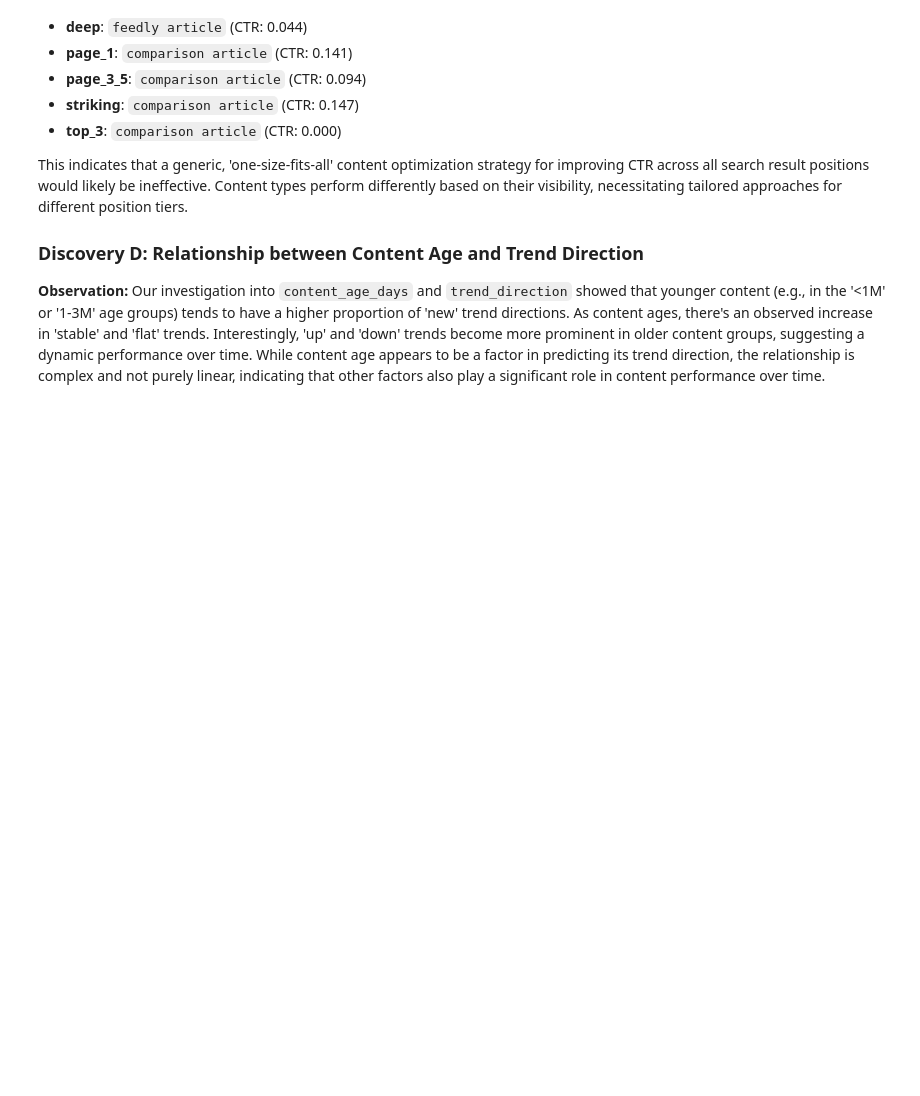
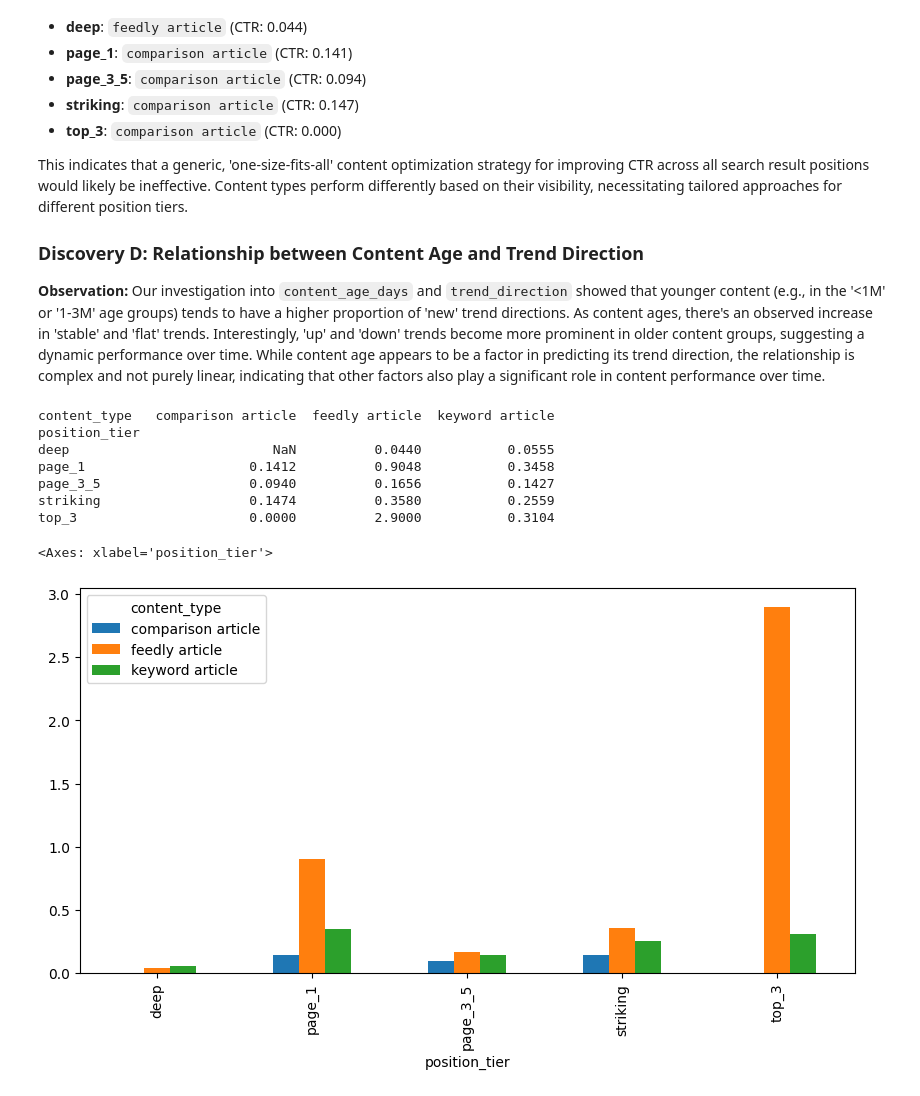
Before and after one commit to boluwatifeo123/flyrank-ml-internship-starter, a Jupyter notebook: notebooks/01_first_look_and_discovery.ipynb, the cells around one changed output. Saved outputs shown, nothing was run; the diff lists cells and outputs as text; code cells hidden in the pictures; blank space fills up the shorter version.

```diff
--- a/notebooks/01_first_look_and_discovery.ipynb
+++ b/notebooks/01_first_look_and_discovery.ipynb
@@ -252,3 +252,22 @@ This indicates that a generic, 'one-size-fits-all' content optimization strategy
 ### Discovery D: Relationship between Content Age and Trend Direction
 
 **Observation:** Our investigation into `content_age_days` and `trend_direction` showed that younger content (e.g., in the '<1M' or '1-3M' age groups) tends to have a higher proportion of 'new' trend directions. As content ages, there's an observed increase in 'stable' and 'flat' trends. Interestingly, 'up' and 'down' trends become more prominent in older content groups, suggesting a dynamic performance over time. While content age appears to be a factor in predicting its trend direction, the relationship is complex and not purely linear, indicating that other factors also play a significant role in content performance over time.
+# %%
+# 1. Group by both position and content type
+breakdown = visible.groupby(["position_tier", "content_type"])["ctr"].mean().unstack()
+
+# 2. Print the table so you can see the numbers
+print(breakdown.round(4))
+
+# 3. Visually map it out to see which bar is the shortest
+breakdown.plot(kind="bar", figsize=(10, 5))
+# %% [output]
+content_type   comparison article  feedly article  keyword article
+position_tier
+deep                          NaN          0.0440           0.0555
+page_1                     0.1412          0.9048           0.3458
+page_3_5                   0.0940          0.1656           0.1427
+striking                   0.1474          0.3580           0.2559
+top_3                      0.0000          2.9000           0.3104
+<Axes: xlabel='position_tier'>
+[figure, added]
```
